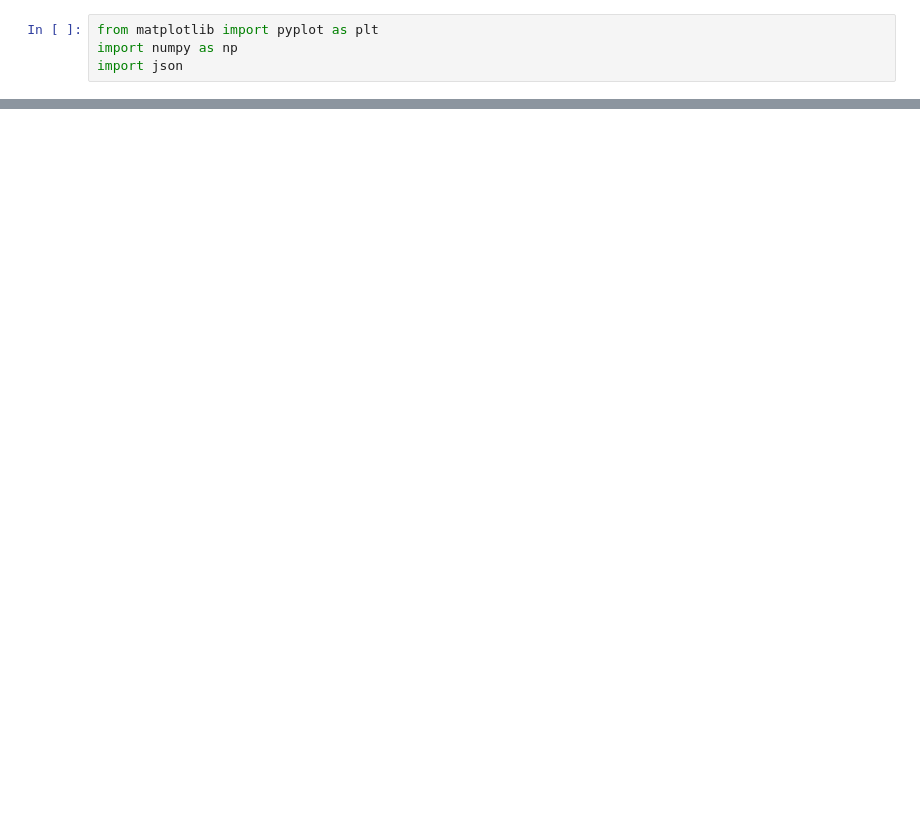
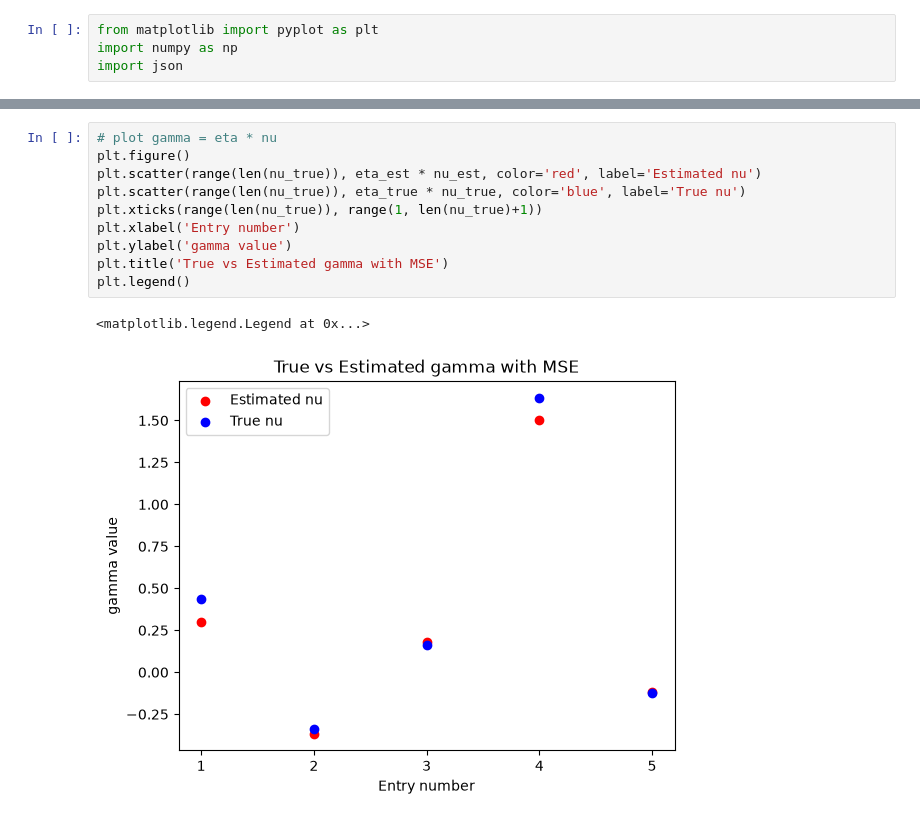
Before and after one commit to sahitidoke/asym-model-simulation, a Jupyter notebook: visualization.ipynb, the cells around one changed output, grey strips where cells are left out. Cells and saved outputs as stored; diff of their text form; blank space fills up the shorter version.

```diff
--- a/visualization.ipynb
+++ b/visualization.ipynb
@@ -61,3 +84,16 @@ plt.legend()
+# %%
+# plot gamma = eta * nu
+plt.figure()
+plt.scatter(range(len(nu_true)), eta_est * nu_est, color='red', label='Estimated nu')
+plt.scatter(range(len(nu_true)), eta_true * nu_true, color='blue', label='True nu')
+plt.xticks(range(len(nu_true)), range(1, len(nu_true)+1))
+plt.xlabel('Entry number')
+plt.ylabel('gamma value')
+plt.title('True vs Estimated gamma with MSE')
+plt.legend()
+# %% [output]
+<matplotlib.legend.Legend at 0x...>
+[figure, added]
 # %%
 # make a p by p heatmap for Theta, where the intensity of the color represents the difference between the true and estimated values, with a colorbar to indicate the scale of the difference.
 plt.figure()
```
Also changed, not shown: parts of 12 cells of this notebook, 7 other files.
